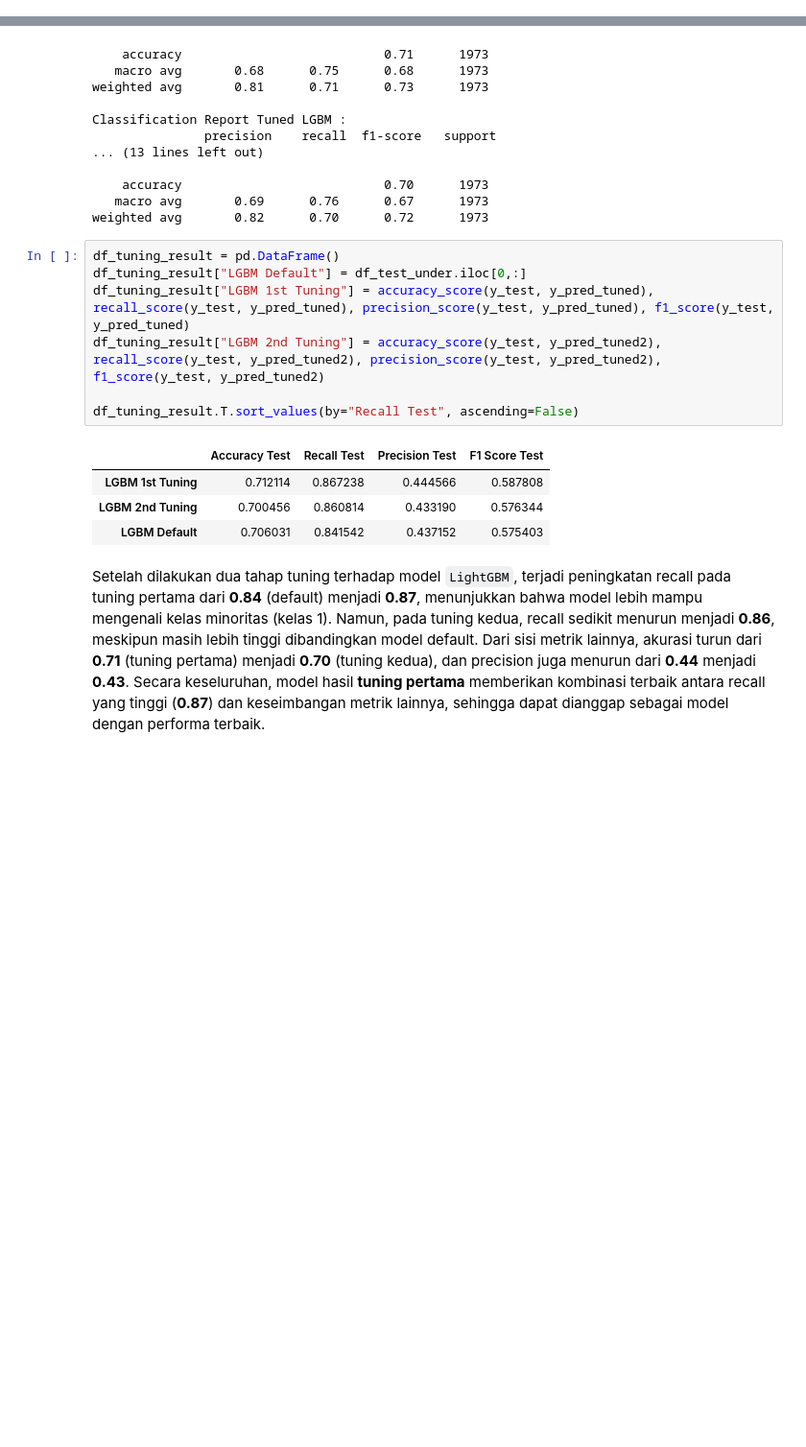
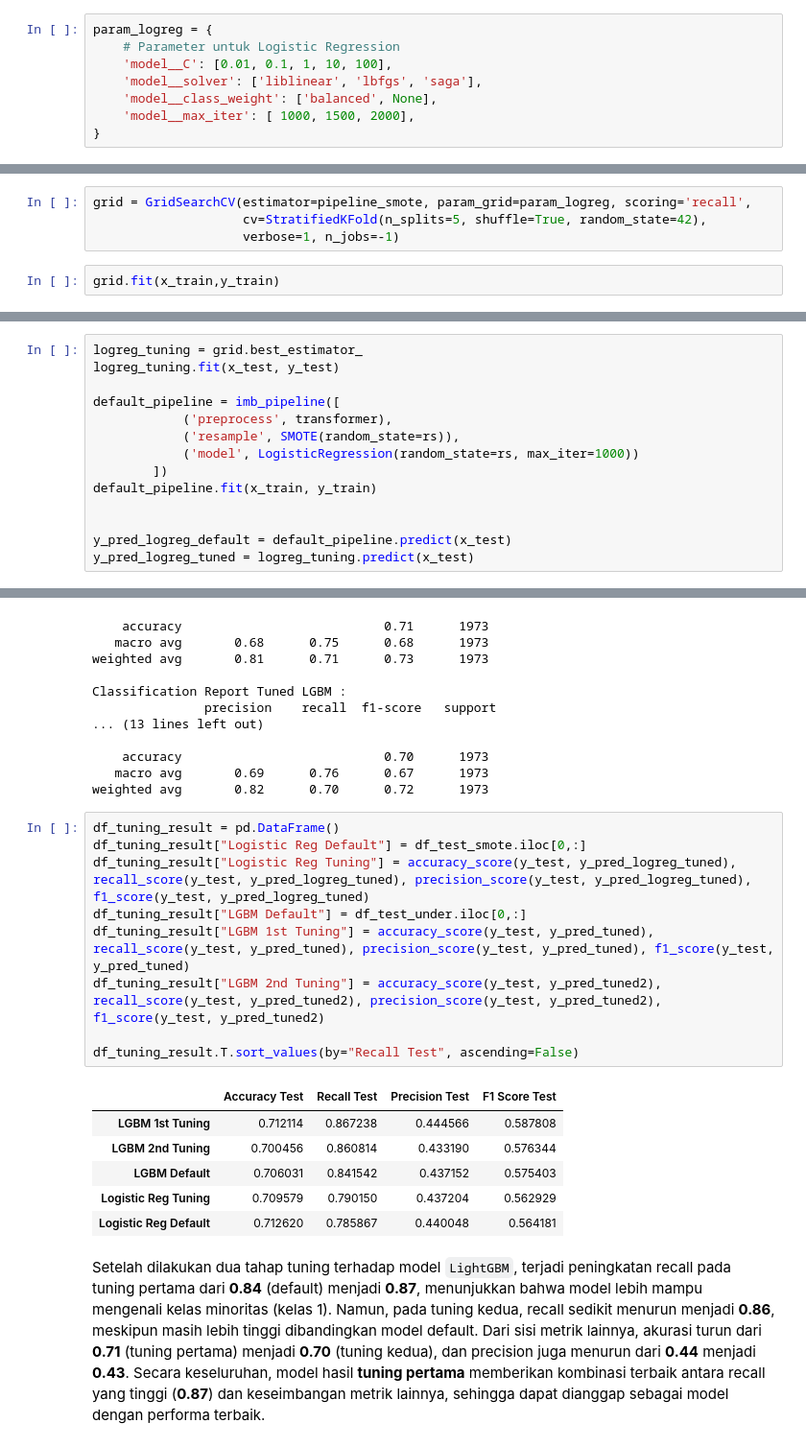
Before and after one commit to Meowstronot/hotel__booking_predict, a Jupyter notebook: notebooks/hotel_booking_cancelation.ipynb, the cells around one changed output, grey strips where cells are left out. Shown: that part at 96% size. Saved outputs shown, nothing was run; the diff lists cells and outputs as text; blank space fills up the shorter version.

Commit message:
test tuning logreg

```diff
--- a/notebooks/hotel_booking_cancelation.ipynb
+++ b/notebooks/hotel_booking_cancelation.ipynb
@@ -1113,0 +1136,8 @@ Berdasarkan hasil evaluasi dari tiga metode penyeimbangan data **undersampling,
+# %%
+param_logreg = {
+    # Parameter untuk Logistic Regression
+    'model__C': [0.01, 0.1, 1, 10, 100],
+    'model__solver': ['liblinear', 'lbfgs', 'saga'],
+    'model__class_weight': ['balanced', None],
+    'model__max_iter': [ 1000, 1500, 2000],
+}
@@ -1113,0 +1168,6 @@ Berdasarkan hasil evaluasi dari tiga metode penyeimbangan data **undersampling,
+# %%
+grid = GridSearchCV(estimator=pipeline_smote, param_grid=param_logreg, scoring='recall',
+                    cv=StratifiedKFold(n_splits=5, shuffle=True, random_state=42),
+                    verbose=1, n_jobs=-1)
+# %%
+grid.fit(x_train,y_train)
@@ -1113,0 +1199,14 @@ Berdasarkan hasil evaluasi dari tiga metode penyeimbangan data **undersampling,
+# %%
+logreg_tuning = grid.best_estimator_
+logreg_tuning.fit(x_test, y_test)
+
+default_pipeline = imb_pipeline([
+            ('preprocess', transformer),
+            ('resample', SMOTE(random_state=rs)),
+            ('model', LogisticRegression(random_state=rs, max_iter=1000))
+        ])
+default_pipeline.fit(x_train, y_train)
+
+
+y_pred_logreg_default = default_pipeline.predict(x_test)
+y_pred_logreg_tuned = logreg_tuning.predict(x_test)
@@ -1351,15 +1464,19 @@ Classification Report Tuned LGBM :
 weighted avg       0.82      0.70      0.72      1973
 # %%
 df_tuning_result = pd.DataFrame()
+df_tuning_result["Logistic Reg Default"] = df_test_smote.iloc[0,:]
+df_tuning_result["Logistic Reg Tuning"] = accuracy_score(y_test, y_pred_logreg_tuned), recall_score(y_test, y_pred_logreg_tuned), precision_score(y_test, y_pred_logreg_tuned), f1_score(y_test, y_pred_logreg_tuned)
 df_tuning_result["LGBM Default"] = df_test_under.iloc[0,:]
 df_tuning_result["LGBM 1st Tuning"] = accuracy_score(y_test, y_pred_tuned), recall_score(y_test, y_pred_tuned), precision_score(y_test, y_pred_tuned), f1_score(y_test, y_pred_tuned)
 df_tuning_result["LGBM 2nd Tuning"] = accuracy_score(y_test, y_pred_tuned2), recall_score(y_test, y_pred_tuned2), precision_score(y_test, y_pred_tuned2), f1_score(y_test, y_pred_tuned2)
 
 df_tuning_result.T.sort_values(by="Recall Test", ascending=False)
 # %% [output]
 |  | Accuracy Test | Recall Test | Precision Test | F1 Score Test |
 | LGBM 1st Tuning | 0.712114 | 0.867238 | 0.444566 | 0.587808 |
 | LGBM 2nd Tuning | 0.700456 | 0.860814 | 0.433190 | 0.576344 |
 | LGBM Default | 0.706031 | 0.841542 | 0.437152 | 0.575403 |
+| Logistic Reg Tuning | 0.709579 | 0.790150 | 0.437204 | 0.562929 |
+| Logistic Reg Default | 0.712620 | 0.785867 | 0.440048 | 0.564181 |
 # %% [markdown]
 Setelah dilakukan dua tahap tuning terhadap model `LightGBM`, terjadi peningkatan recall pada tuning pertama dari **0.84** (default) menjadi **0.87**, menunjukkan bahwa model lebih mampu mengenali kelas minoritas (kelas 1). Namun, pada tuning kedua, recall sedikit menurun menjadi **0.86**, meskipun masih lebih tinggi dibandingkan model default. Dari sisi metrik lainnya, akurasi turun dari **0.71** (tuning pertama) menjadi **0.70** (tuning kedua), dan precision juga menurun dari **0.44** menjadi **0.43**. Secara keseluruhan, model hasil **tuning pertama** memberikan kombinasi terbaik antara recall yang tinggi (**0.87**) dan keseimbangan metrik lainnya, sehingga dapat dianggap sebagai model dengan performa terbaik.
```
Also changed, not shown: parts of 22 cells of this notebook, 2 other files.
